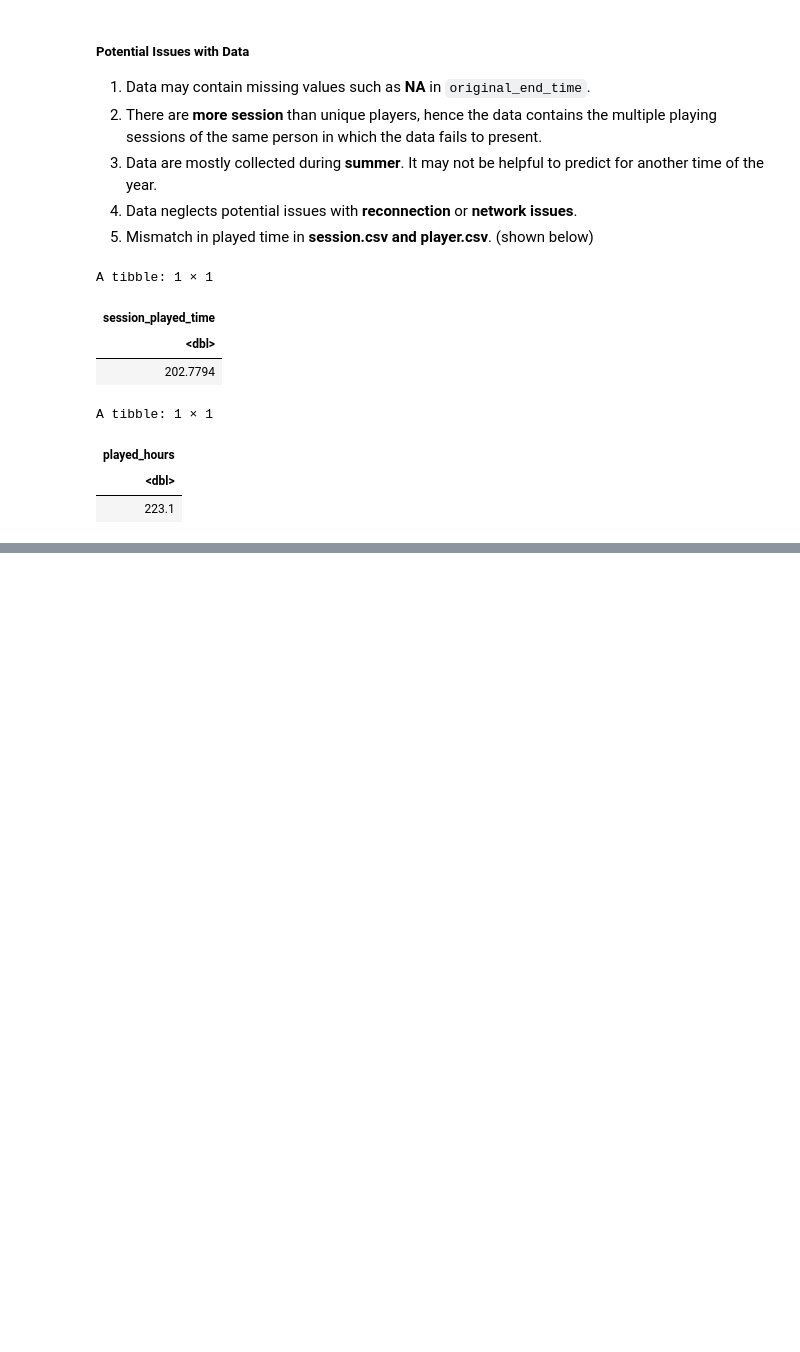
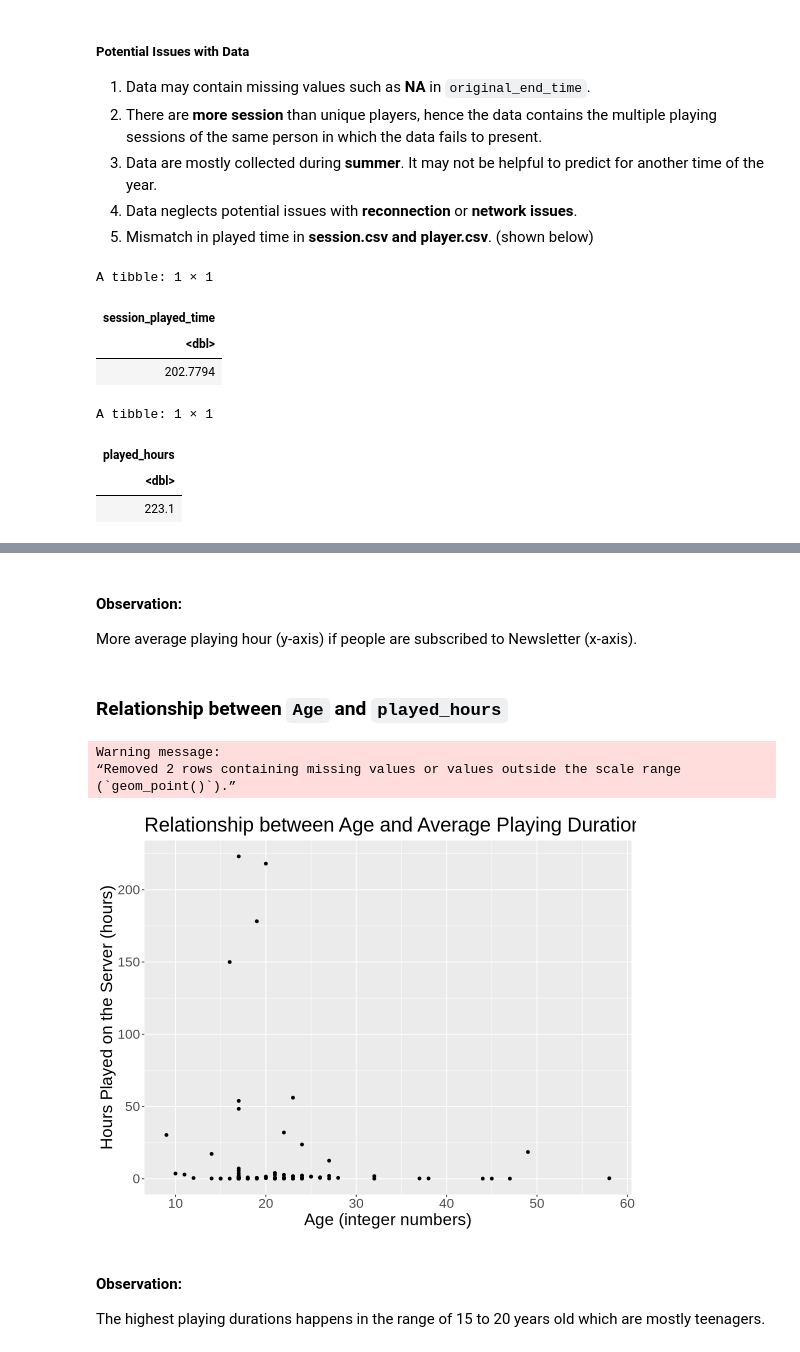
Before and after one commit to Lemiao-Yang/Data_Science_Project, a Jupyter notebook: DSCI_Project.ipynb, the cells around one changed output, grey strips where cells are left out. Saved outputs shown, nothing was run; the diff lists cells and outputs as text; code cells hidden in the pictures; blank space fills up the shorter version.

```diff
--- a/DSCI_Project.ipynb
+++ b/DSCI_Project.ipynb
@@ -230,0 +277,25 @@ The aim of the wrangling is to put all variables into regression model in predic
+# %% [markdown]
+#### Observation:
+More average playing hour (y-axis) if people are subscribed to Newsletter (x-axis).
+# %% [markdown]
+### Relationship between `Age` and `played_hours`
+# %%
+options(repr.plot.height = 7, repr.plot.width = 9)
+
+age_vs_played_hours <- tidy_player_data |>
+    filter(played_hours > 0.01) |>
+    ggplot(aes(x = Age, y = played_hours)) +
+    geom_point() +
+    labs(x = "Age (integer numbers)",
+         y = "Hours Played on the Server (hours)",
+         title = "Relationship between Age and Average Playing Duration")+
+    theme(text = element_text(size = 20))
+age_vs_played_hours
+# %% [output]
+Warning message:
+“Removed 2 rows containing missing values or values outside the scale range
+(`geom_point()`).”
+[figure, added]
+# %% [markdown]
+#### Observation:
+The highest playing durations happens in the range of 15 to 20 years old which are mostly teenagers.
```
Also changed, not shown: parts of 9 cells of this notebook.
